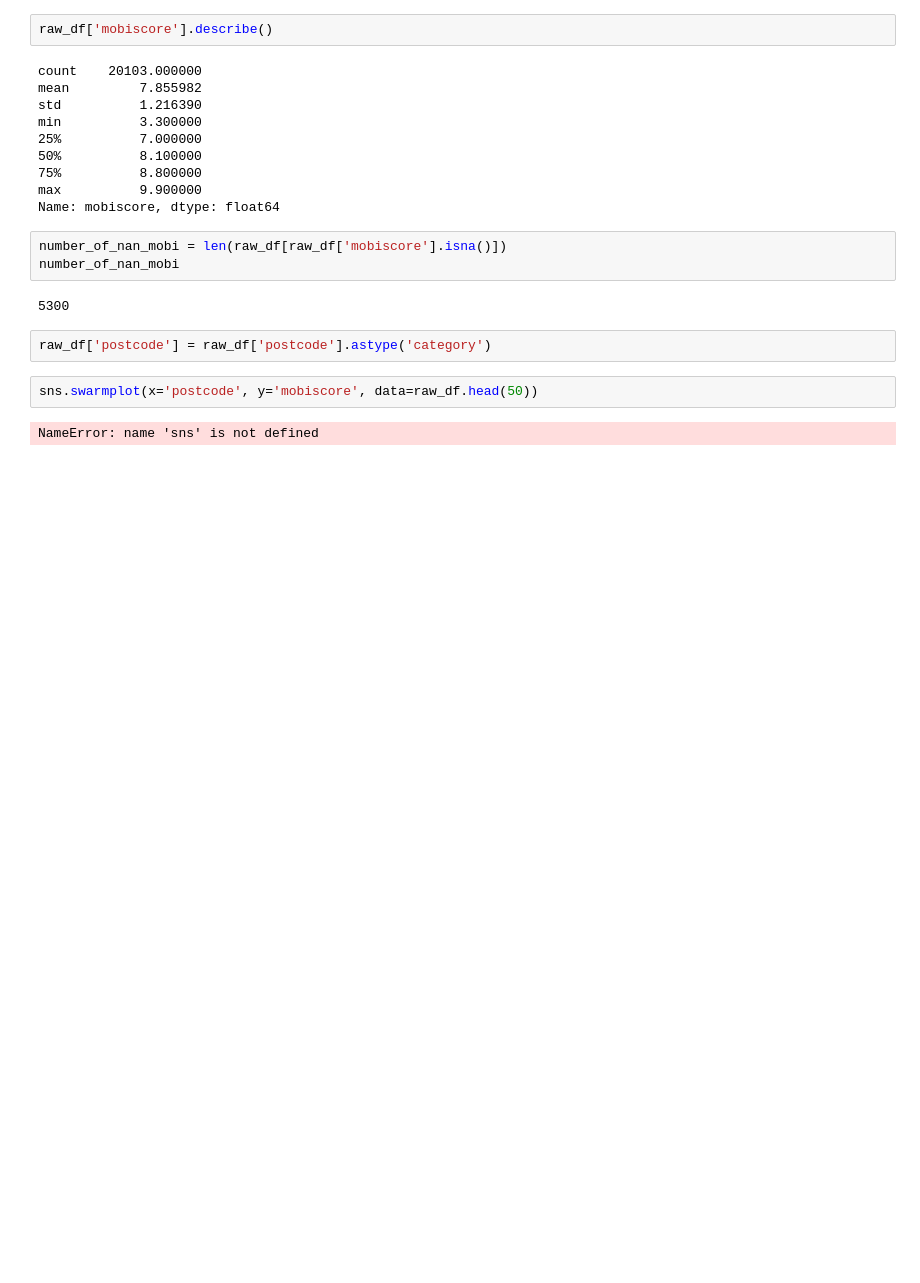
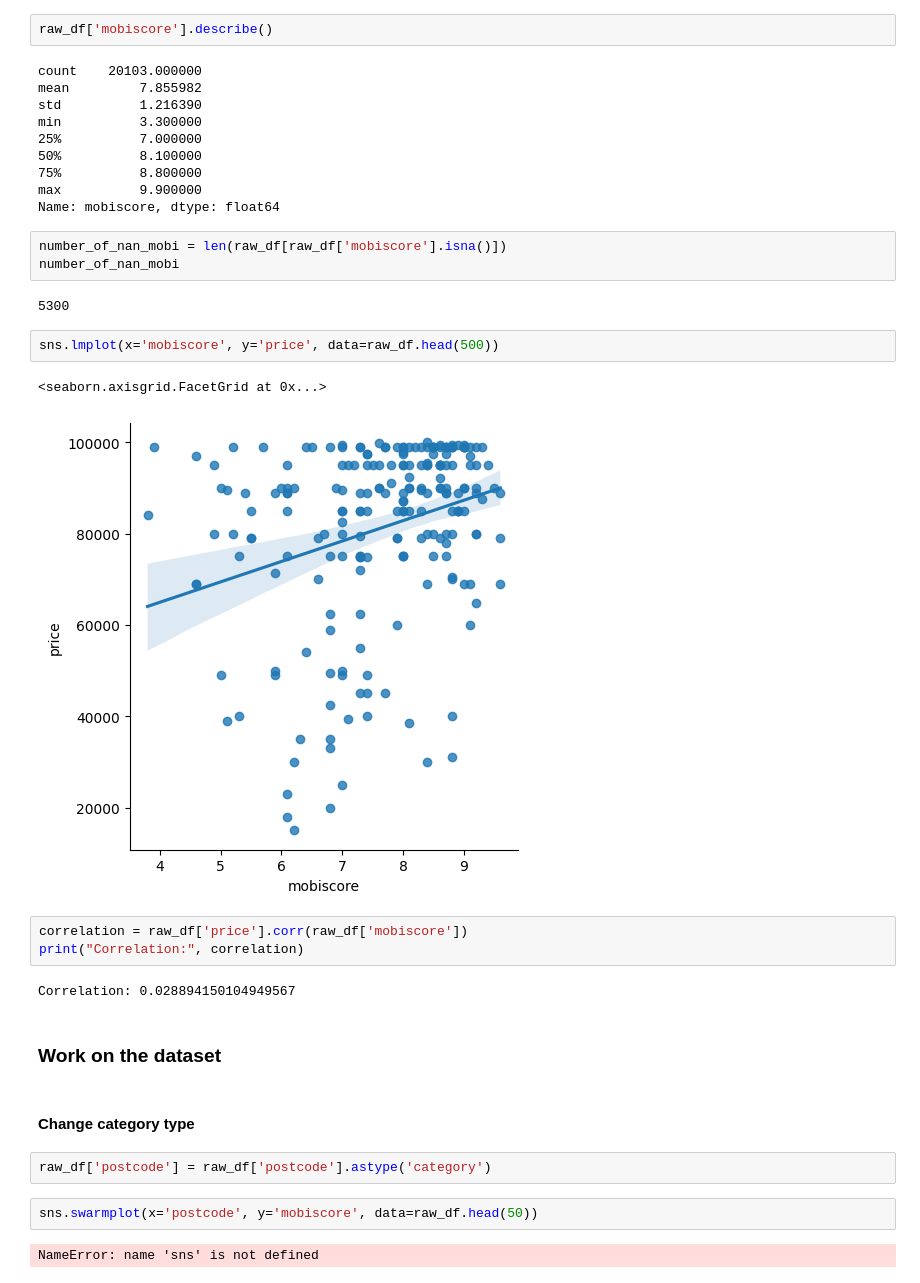
Before and after one commit to hermstefanny/immo-eliza-analysis, a Jupyter notebook: cleaning_notebook.ipynb, the cells around one changed output. Saved outputs shown, nothing was run; the diff lists cells and outputs as text; blank space fills up the shorter version.

```diff
--- a/cleaning_notebook.ipynb
+++ b/cleaning_notebook.ipynb
@@ -211,6 +216,20 @@ number_of_nan_mobi = len(raw_df[raw_df['mobiscore'].isna()])
 number_of_nan_mobi
 # %% [output]
 5300
+# %%
+sns.lmplot(x='mobiscore', y='price', data=raw_df.head(500))
+# %% [output]
+<seaborn.axisgrid.FacetGrid at 0x...>
+[figure, added]
+# %%
+correlation = raw_df['price'].corr(raw_df['mobiscore'])
+print("Correlation:", correlation)
+# %% [output]
+Correlation: 0.028894150104949567
+# %% [markdown]
+### Work on the dataset
+# %% [markdown]
+#### Change category type
 # %%
 raw_df['postcode'] = raw_df['postcode'].astype('category')
 # %%
```
Also changed, not shown: parts of 25 cells of this notebook.
